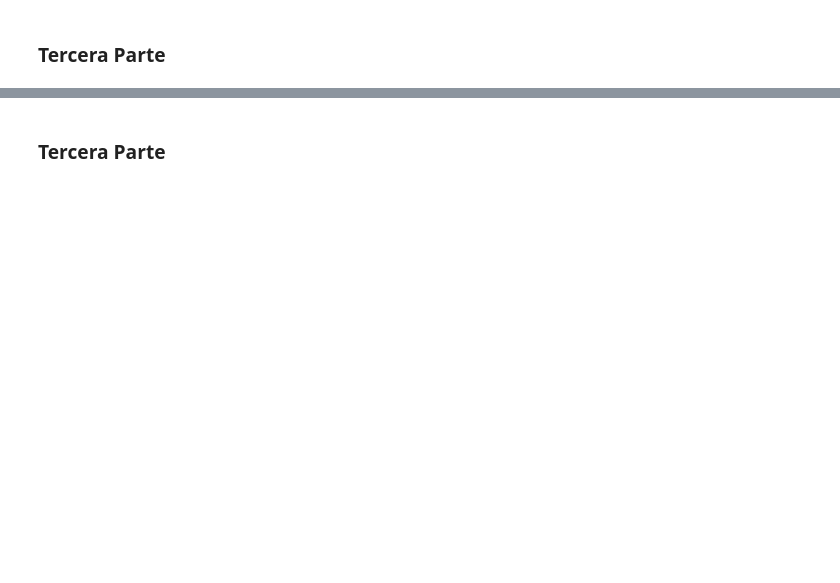
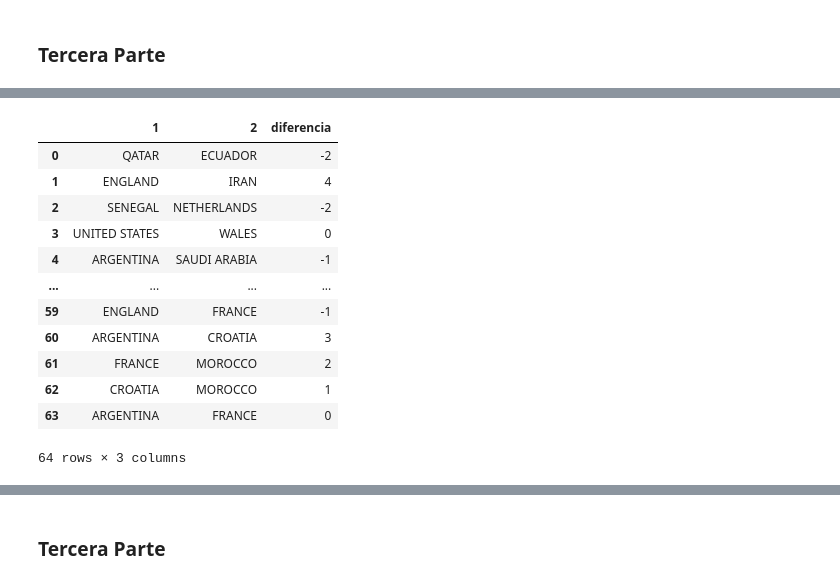
Before and after one commit to Nytokon/tecnologias-emergentes-4b-mundial-qatar-2022-mundial-qatar-2022, a Jupyter notebook: mundial_qatar_2022.ipynb, the cells around one changed output, grey strips where cells are left out. Saved outputs shown, nothing was run; the diff lists cells and outputs as text; code cells hidden in the pictures; blank space fills up the shorter version.

```diff
--- a/mundial_qatar_2022.ipynb
+++ b/mundial_qatar_2022.ipynb
@@ -208,3 +252,19 @@ fig, ax = plt.subplots()
 # %%
 # Por cada partido, cual fue la diferencia de goles?
 # Completar
+diferencia = (mundial['1_goals']-mundial['2_goals'])
+mundial[['1', '2']].assign(diferencia=diferencia)
+# %% [output]
+|  | 1 | 2 | diferencia |
+| 0 | QATAR | ECUADOR | -2 |
+| 1 | ENGLAND | IRAN | 4 |
+| 2 | SENEGAL | NETHERLANDS | -2 |
+| 3 | UNITED STATES | WALES | 0 |
+| 4 | ARGENTINA | SAUDI ARABIA | -1 |
+| ... | ... | ... | ... |
+| 59 | ENGLAND | FRANCE | -1 |
+| 60 | ARGENTINA | CROATIA | 3 |
+| 61 | FRANCE | MOROCCO | 2 |
+| 62 | CROATIA | MOROCCO | 1 |
+| 63 | ARGENTINA | FRANCE | 0 |
+64 rows × 3 columns
```
Also changed, not shown: parts of 11 cells of this notebook.
